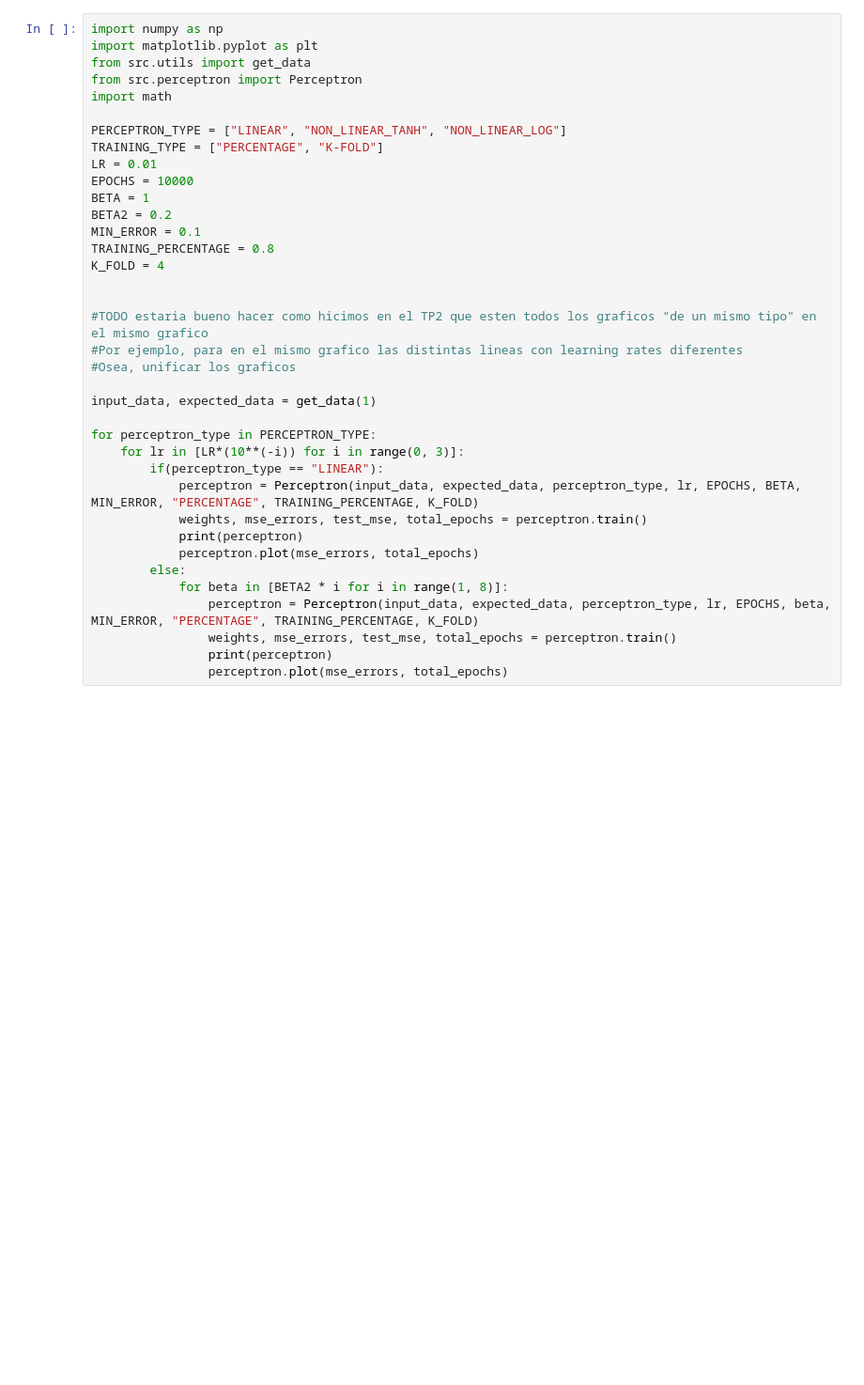
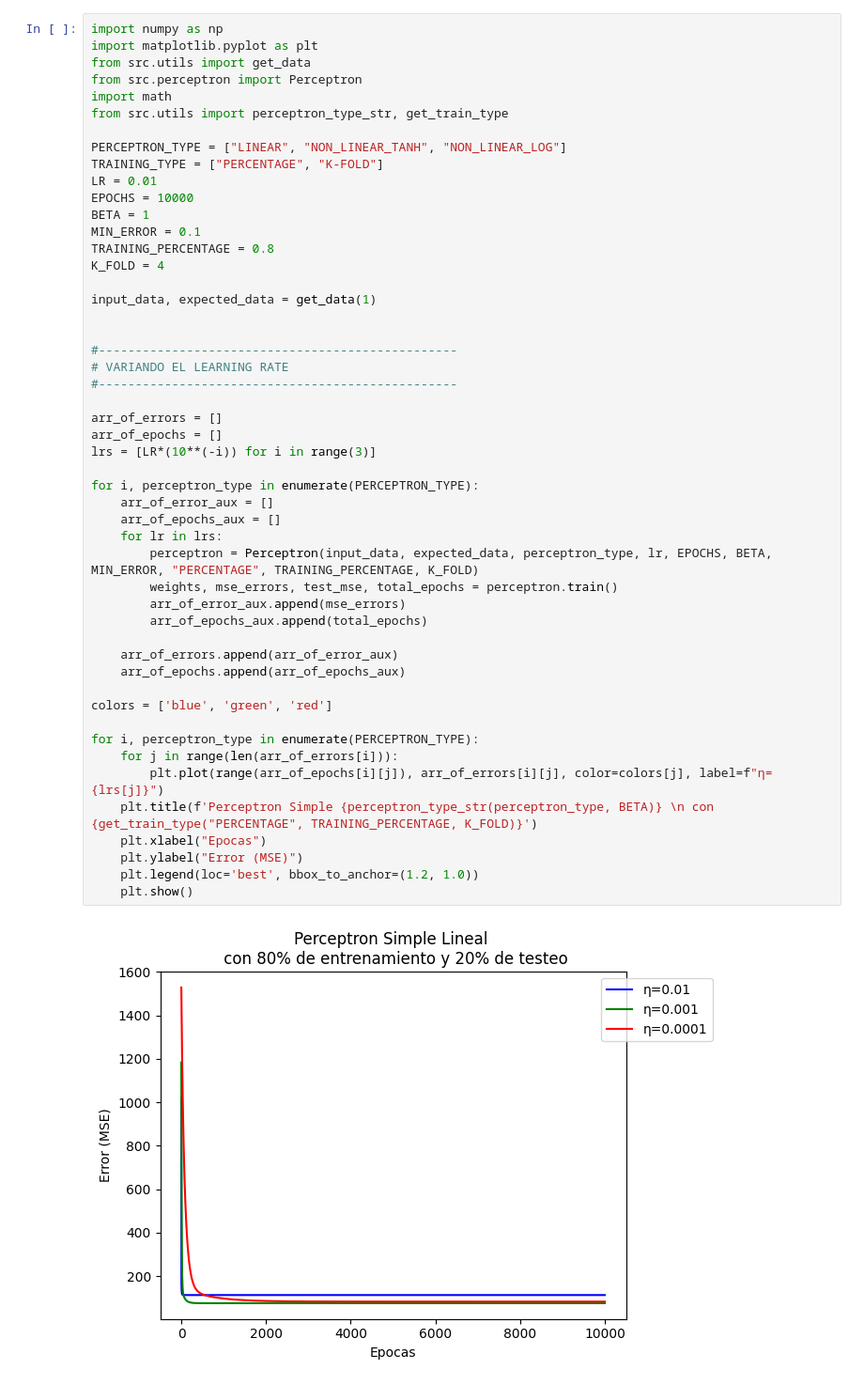
Before and after one commit to lukyferreiro/TPs-SIA, a Jupyter notebook: TP3/Ejercicio2/Plots.ipynb, the cells around one changed output. Shown at 94% size. Drawn from its saved outputs; the diff is of its cells as text; blank space fills up the shorter version.

Commit message:
Develop plots of ej2

```diff
--- a/TP3/Ejercicio2/Plots.ipynb
+++ b/TP3/Ejercicio2/Plots.ipynb
@@ -1,37 +1,52 @@
 # %%
 import numpy as np
 import matplotlib.pyplot as plt
 from src.utils import get_data
 from src.perceptron import Perceptron
 import math
+from src.utils import perceptron_type_str, get_train_type
 
 PERCEPTRON_TYPE = ["LINEAR", "NON_LINEAR_TANH", "NON_LINEAR_LOG"]
 TRAINING_TYPE = ["PERCENTAGE", "K-FOLD"]
 LR = 0.01
 EPOCHS = 10000
 BETA = 1
-BETA2 = 0.2
 MIN_ERROR = 0.1
 TRAINING_PERCENTAGE = 0.8
 K_FOLD = 4
 
-
-#TODO estaria bueno hacer como hicimos en el TP2 que esten todos los graficos "de un mismo tipo" en el mismo grafico
-#Por ejemplo, para en el mismo grafico las distintas lineas con learning rates diferentes
-#Osea, unificar los graficos
-
 input_data, expected_data = get_data(1)
 
-for perceptron_type in PERCEPTRON_TYPE:
-    for lr in [LR*(10**(-i)) for i in range(0, 3)]:
-        if(perceptron_type == "LINEAR"):
-            perceptron = Perceptron(input_data, expected_data, perceptron_type, lr, EPOCHS, BETA, MIN_ERROR, "PERCENTAGE", TRAINING_PERCENTAGE, K_FOLD)
-            weights, mse_errors, test_mse, total_epochs = perceptron.train()
-            print(perceptron)
-            perceptron.plot(mse_errors, total_epochs)
-        else:
-            for beta in [BETA2 * i for i in range(1, 8)]:
-                perceptron = Perceptron(input_data, expected_data, perceptron_type, lr, EPOCHS, beta, MIN_ERROR, "PERCENTAGE", TRAINING_PERCENTAGE, K_FOLD)
-                weights, mse_errors, test_mse, total_epochs = perceptron.train()
-                print(perceptron)
-                perceptron.plot(mse_errors, total_epochs)
+
+#-------------------------------------------------
+# VARIANDO EL LEARNING RATE
+#-------------------------------------------------
+
+arr_of_errors = []
+arr_of_epochs = []
+lrs = [LR*(10**(-i)) for i in range(3)]
+
+for i, perceptron_type in enumerate(PERCEPTRON_TYPE):
+    arr_of_error_aux = []
+    arr_of_epochs_aux = []
+    for lr in lrs:
+        perceptron = Perceptron(input_data, expected_data, perceptron_type, lr, EPOCHS, BETA, MIN_ERROR, "PERCENTAGE", TRAINING_PERCENTAGE, K_FOLD)
+        weights, mse_errors, test_mse, total_epochs = perceptron.train()
+        arr_of_error_aux.append(mse_errors)
+        arr_of_epochs_aux.append(total_epochs)
+
+    arr_of_errors.append(arr_of_error_aux)
+    arr_of_epochs.append(arr_of_epochs_aux)
+
+colors = ['blue', 'green', 'red']
+
+for i, perceptron_type in enumerate(PERCEPTRON_TYPE):
+    for j in range(len(arr_of_errors[i])):
+        plt.plot(range(arr_of_epochs[i][j]), arr_of_errors[i][j], color=colors[j], label=f"η={lrs[j]}")
+    plt.title(f'Perceptron Simple {perceptron_type_str(perceptron_type, BETA)} \n con {get_train_type("PERCENTAGE", TRAINING_PERCENTAGE, K_FOLD)}')
+    plt.xlabel("Epocas")
+    plt.ylabel("Error (MSE)")
+    plt.legend(loc='best', bbox_to_anchor=(1.2, 1.0))
+    plt.show()
+# %% [output]
+[figure, added]
```
Also changed, not shown: parts of 3 cells of this notebook, 2 other files.
